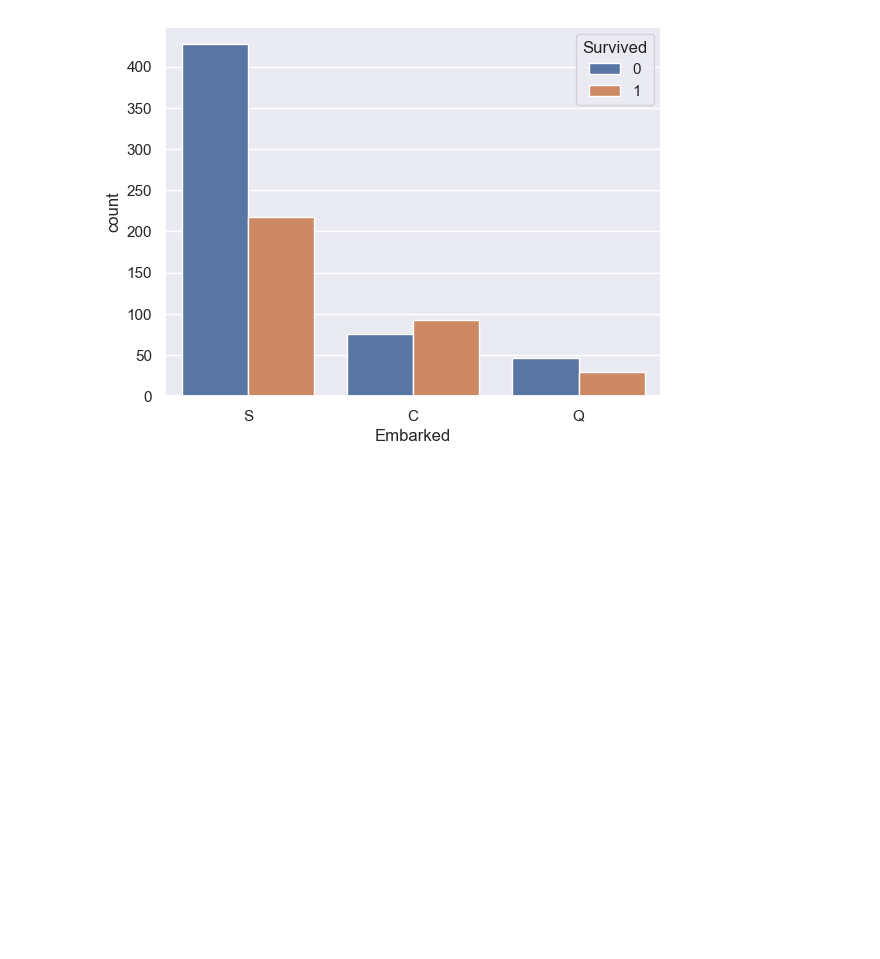
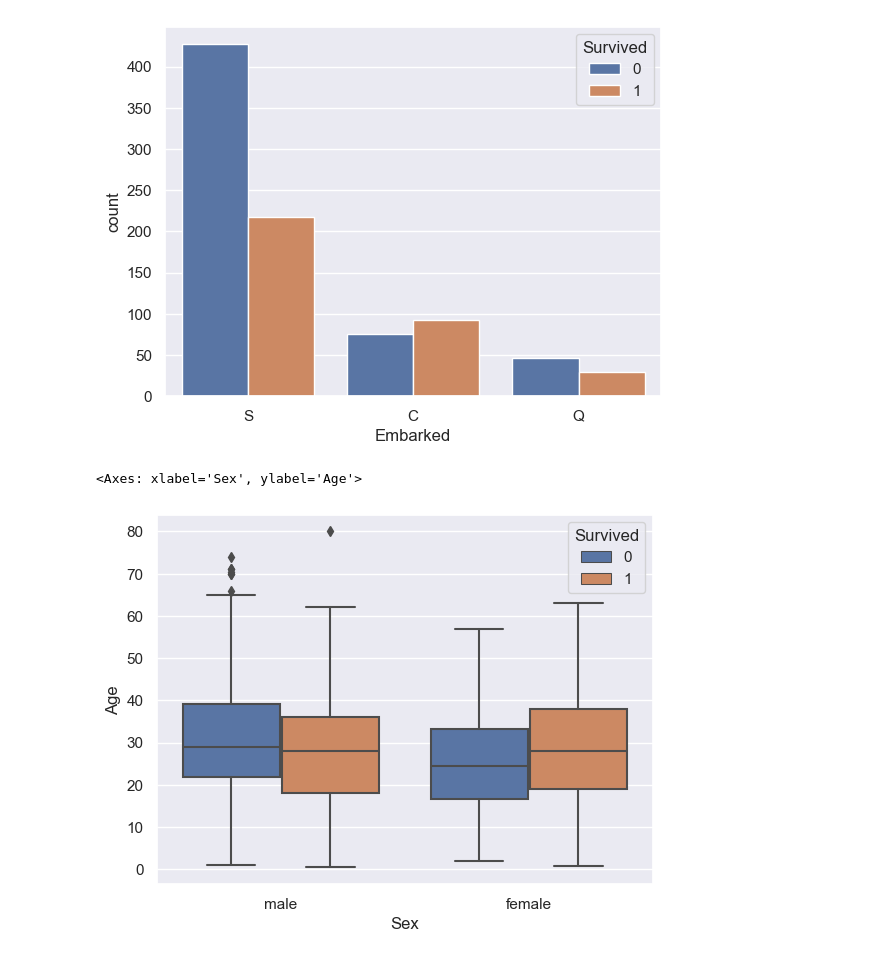
Before and after one commit to ColmKennedy/Titanic-Kaggle, a Jupyter notebook: eda.ipynb, the cells around one changed output. Drawn from its saved outputs; the diff is of its cells as text; code cells hidden in the pictures; blank space fills up the shorter version.

Commit message:
further EDA, preprocessed data, Created first submission

```diff
--- a/eda.ipynb
+++ b/eda.ipynb
@@ -229,3 +282,12 @@ sns.countplot(
 # %% [output]
 <Axes: xlabel='Embarked', ylabel='count'>
 [figure]
+# %%
+sns.boxplot(
+    data=X,
+    y='Age',
+    x='Sex',
+    hue='Survived')
+# %% [output]
+<Axes: xlabel='Sex', ylabel='Age'>
+[figure, added]
```
Also changed, not shown: parts of 14 cells of this notebook, 1 other file.
